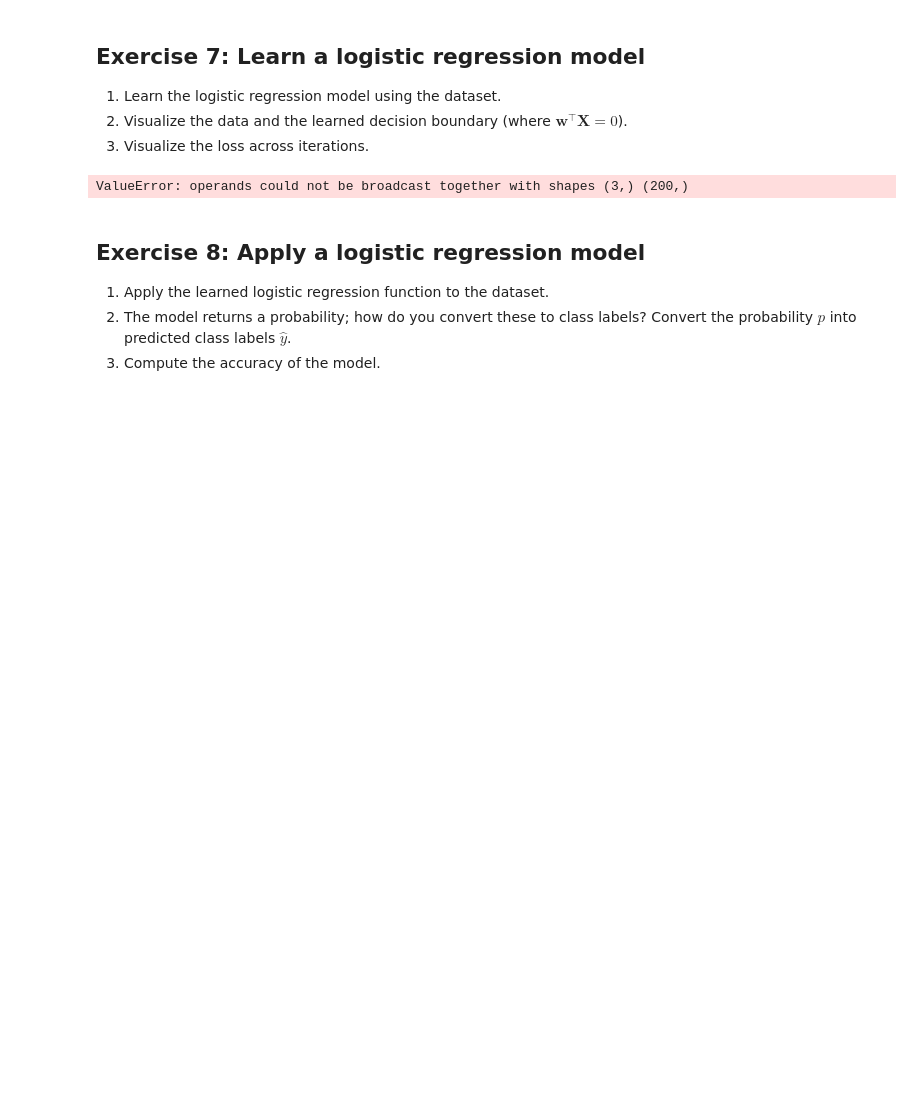
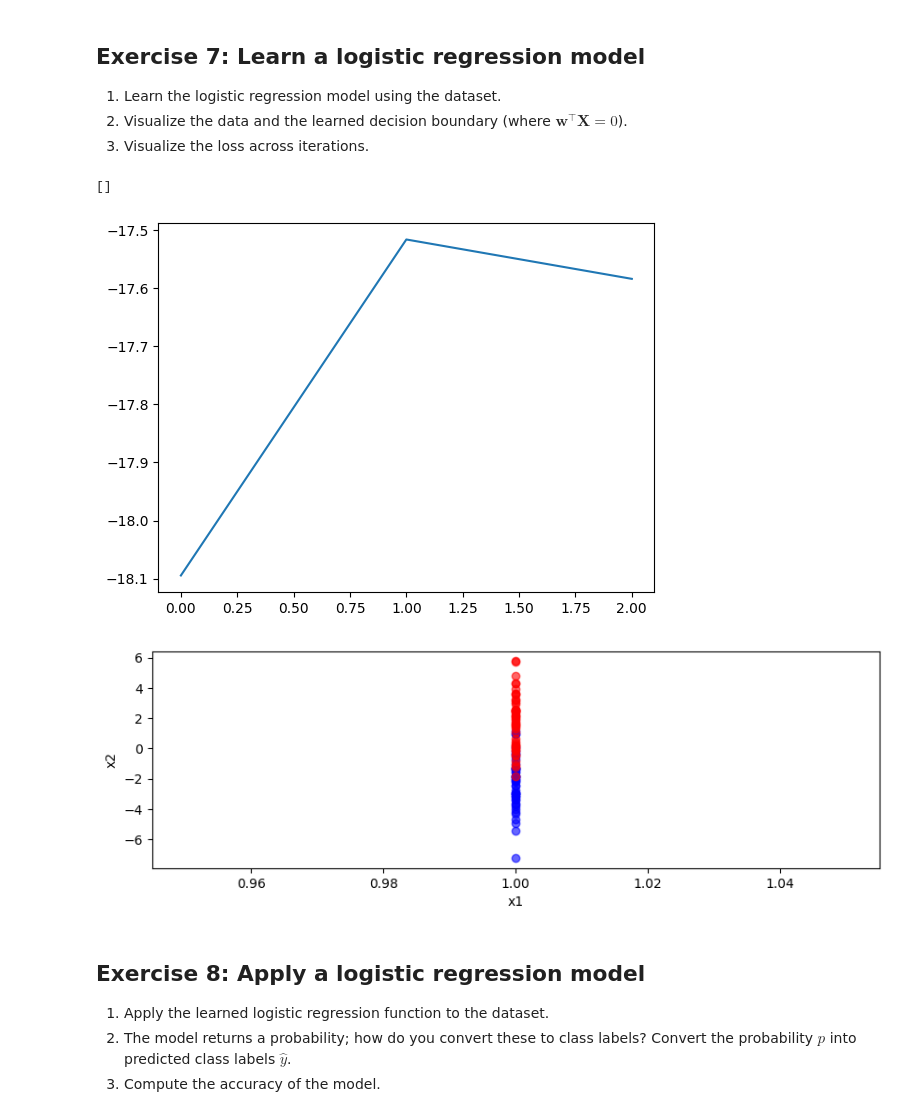
Before and after one commit to RobertvdLeeuw/nix-radboud, a Jupyter notebook: subjects/BCI/assignment_05_logistic_regression_gradient_descent.ipynb, the cells around one changed output. Drawn from its saved outputs; the diff is of its cells as text; code cells hidden in the pictures; blank space fills up the shorter version.

```diff
--- a/subjects/BCI/assignment_05_logistic_regression_gradient_descent.ipynb
+++ b/subjects/BCI/assignment_05_logistic_regression_gradient_descent.ipynb
@@ -47,11 +47,9 @@ The sigmoid function is important for logistic regression. It takes the form $z=
 1. Implement the function `sigmoid(x)` that takes an input `x` and returns the output of the sigmoid `z`.
 2. Plot the function over some range of values to verify it is implemented correctly.
 # %%
-def sigmoid(x: float | np.ndarray) -> float:
-    if isinstance(x, float): x = np.array([x])
+def sigmoid(x: np.ndarray) -> float:
+    return np.power(1+np.exp(-x), -1)
 
-    val = np.power(1+np.exp(-x), -1)
-    return val[0] if isinstance(x, float) else val
 
 x = np.linspace(-10, 10, 100)
 plt.plot(x, sigmoid(x))
@@ -102,11 +99,14 @@ Here, $\alpha$ is the learning rate.
 from functools import reduce, partial
 from itertools import accumulate
 
+
 def gradient_descent(X, y, alpha, n_iter):
-    def step(w, losses):
-        print(f"W: {w}, L: {losses}")
-        return w - (alpha * gradient(X, y, w)), [cross_entropy(X, y, w)]
+    def step(state, _):
+        w, _loss = state
+        w_new = w - alpha * gradient(X, y, w)
+        return w_new, cross_entropy(X, y, w_new)
 
-    initial = np.random.rand(len(X.T))
-    losses, weights = accumulate(, step)
-    return losses, weights
+    w0 = np.random.rand(X.shape[1])
+    states = list(accumulate(range(n_iter), step, initial=(w0, cross_entropy(X, y, w0))))
+    weights, losses = zip(*states)
+    return weights[-1], losses
@@ -120,17 +118,19 @@ SyntaxError: invalid syntax (3768286995.py, line 10)
 # %%
 losses, weights = gradient_descent(X, y, 0.1, 200)
 
 plt.plot(losses)
 
 plt.figure(figsize=(10, 3))
 plt.scatter(X[y == 0, 0], X[y == 0, 1], c="b", label="class 0", alpha=0.6)
 plt.scatter(X[y == 1, 0], X[y == 1, 1], c="r", label="class 1", alpha=0.6)
 plt.xlabel("x1")
 plt.ylabel("x2")
 
-#plt.plot()
+plt.plot()
 # %% [output]
-ValueError: operands could not be broadcast together with shapes (3,) (200,)
+[]
+[figure, added]
+[figure, added]
 # %% [markdown]
 ## Exercise 8: Apply a logistic regression model
 1. Apply the learned logistic regression function to the dataset.
```
Also changed, not shown: parts of 2 cells of this notebook, 53 other files.
